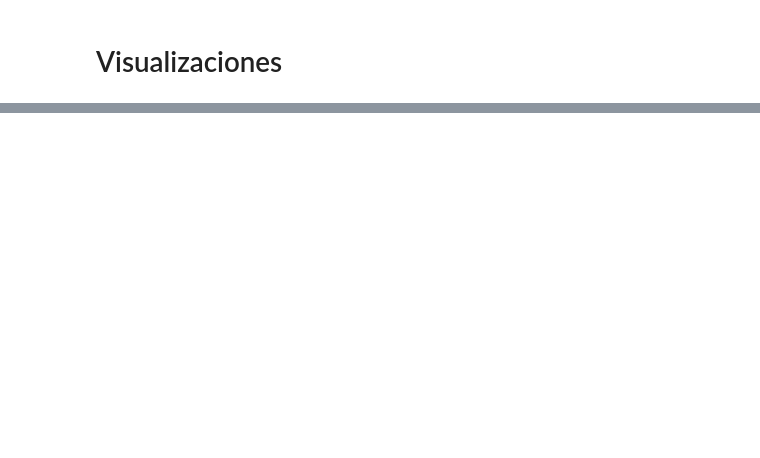
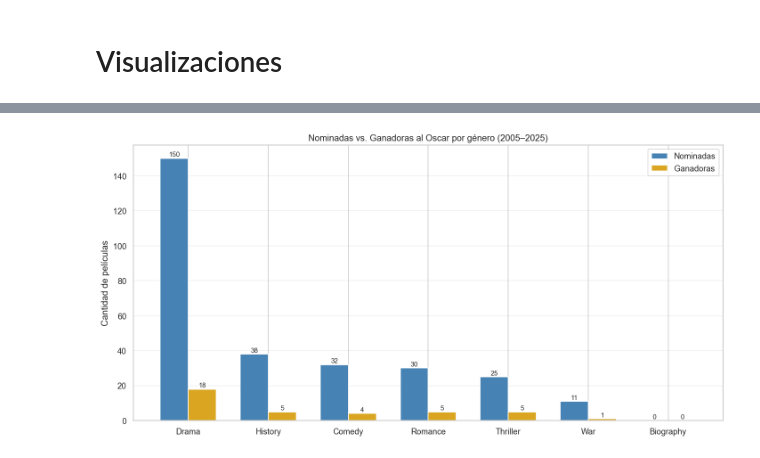
Before and after one commit to nataliamarinn/oscars, a Jupyter notebook: eda.ipynb, the cells around one changed output, grey strips where cells are left out. Cells and saved outputs as stored; diff of their text form; code cells hidden in the pictures; blank space fills up the shorter version.

```diff
--- a/eda.ipynb
+++ b/eda.ipynb
@@ -597,0 +85,39 @@ plt.show()
+# %%
+genre_cols = ["genre_drama", "genre_biography", "genre_history",
+              "genre_comedy", "genre_romance", "genre_thriller", "genre_war"]
+
+genre_labels = {c: c.replace("genre_", "").capitalize() for c in genre_cols}
+
+noms = df[genre_cols].sum().rename(genre_labels).rename("Nominadas")
+wins = df[df["won_best_picture"] == 1][genre_cols].sum().rename(genre_labels).rename("Ganadoras")
+
+genre_df = pd.concat([noms, wins], axis=1).sort_values("Nominadas", ascending=False)
+
+x = range(len(genre_df))
+width = 0.35
+
+fig, ax = plt.subplots(figsize=(12, 6))
+
+bars_n = ax.bar([i - width/2 for i in x], genre_df["Nominadas"],
+                width=width, label="Nominadas", color="steelblue")
+bars_w = ax.bar([i + width/2 for i in x], genre_df["Ganadoras"],
+                width=width, label="Ganadoras", color="goldenrod")
+
+for bar in bars_n:
+    ax.text(bar.get_x() + bar.get_width()/2, bar.get_height() + 0.3,
+            str(int(bar.get_height())), ha="center", va="bottom", fontsize=9)
+for bar in bars_w:
+    ax.text(bar.get_x() + bar.get_width()/2, bar.get_height() + 0.3,
+            str(int(bar.get_height())), ha="center", va="bottom", fontsize=9)
+
+ax.set_xticks(list(x))
+ax.set_xticklabels(genre_df.index)
+ax.set_ylabel("Cantidad de películas")
+ax.set_title("Nominadas vs. Ganadoras al Oscar por género (2005–2025)")
+ax.legend()
+ax.grid(axis="y", alpha=0.3)
+
+plt.tight_layout()
+plt.show()
+# %% [output]
+[figure, added]
```
Also changed, not shown: parts of 33 cells of this notebook, 3 other files.
